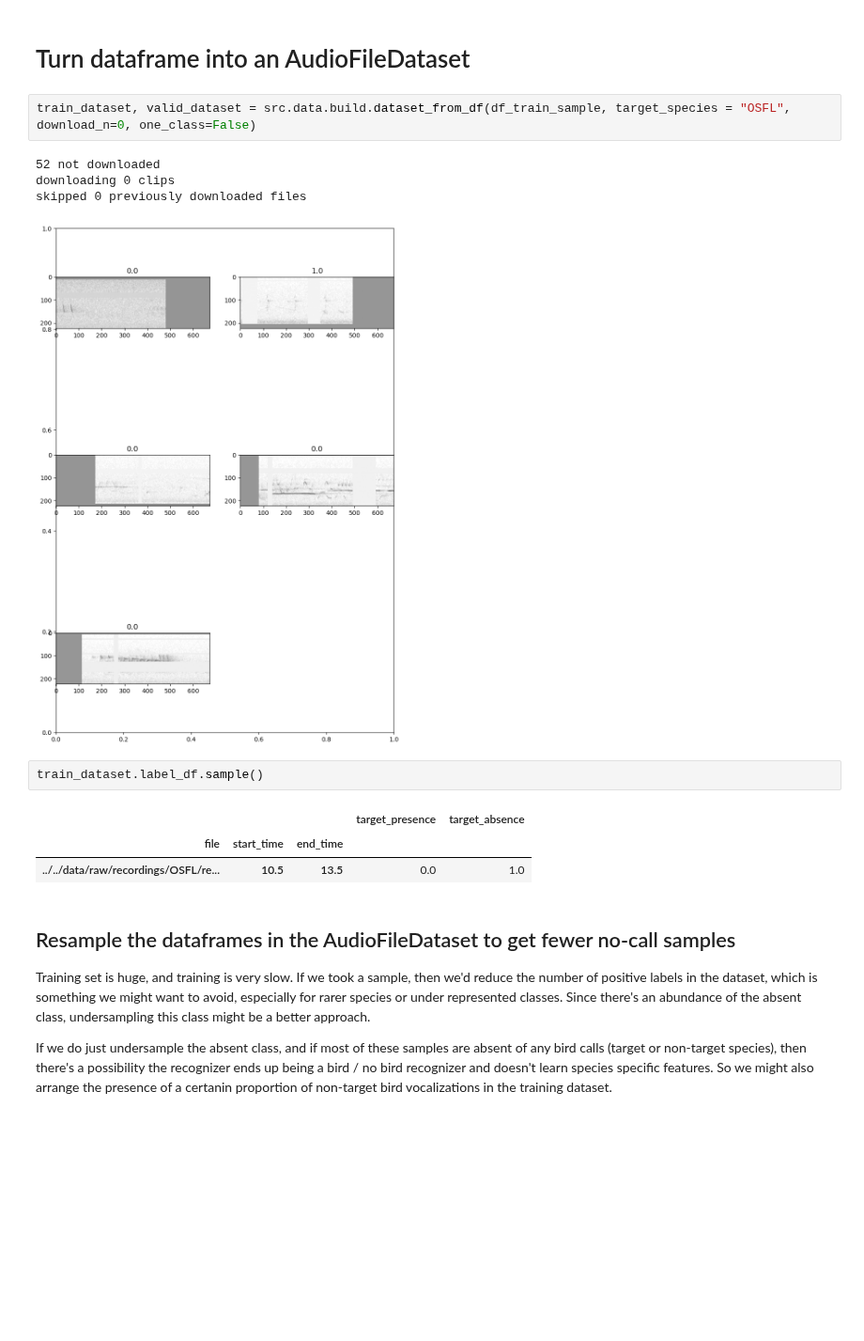
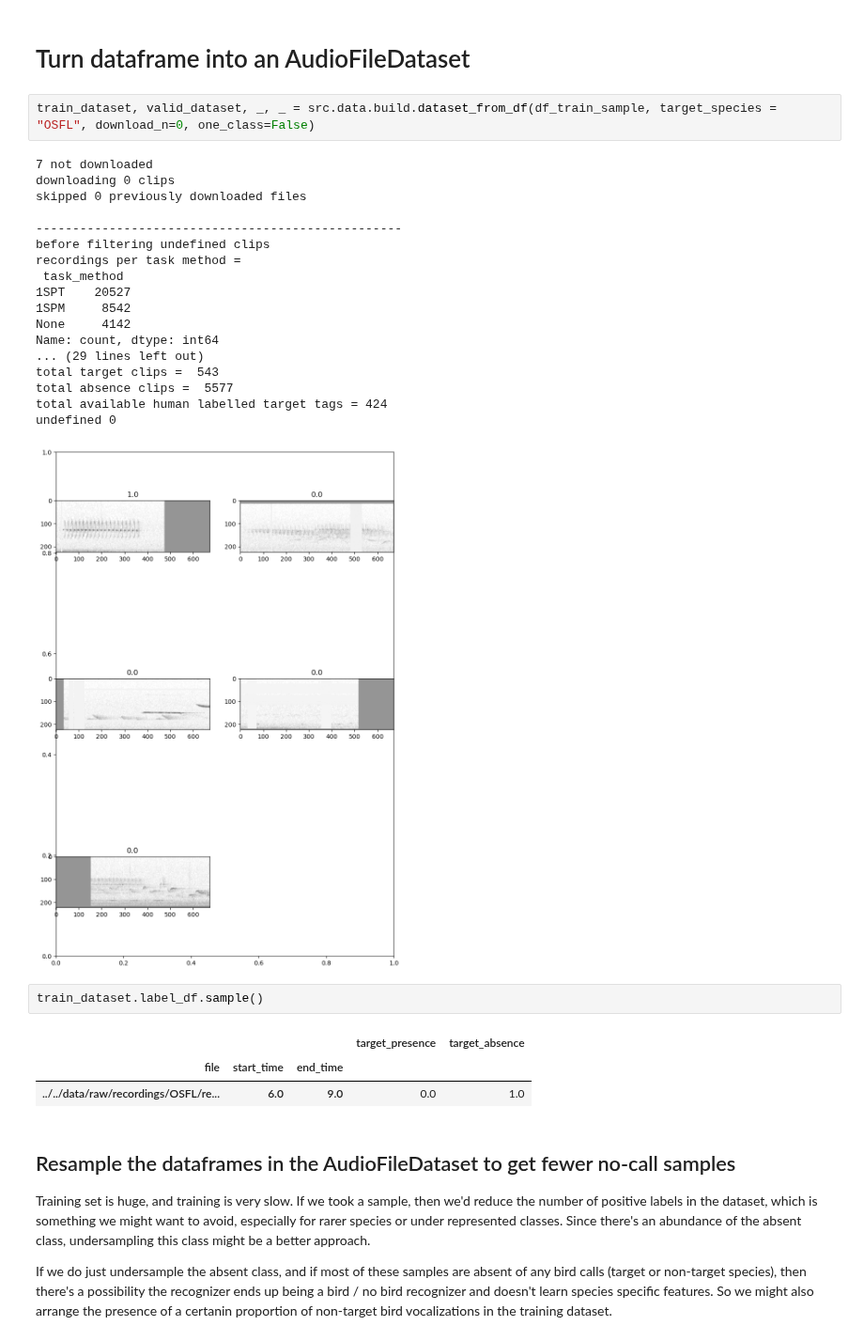
Before and after one commit to Mgallimore88/osfl_cnn_recognizer, a Jupyter notebook: notebooks/exploratory_nbs/1.14-mjg-osfl-check-build-dataset.ipynb, the cells around one changed output. Shown at 94% size. Cells and saved outputs as stored; diff of their text form; blank space fills up the shorter version.

Commit message:
tidies up model training notebook

```diff
--- a/notebooks/exploratory_nbs/1.14-mjg-osfl-check-build-dataset.ipynb
+++ b/notebooks/exploratory_nbs/1.14-mjg-osfl-check-build-dataset.ipynb
@@ -50,18 +50,32 @@ sampled 5442 recordings from the original 54416
 # %% [markdown]
 # Turn dataframe into an AudioFileDataset
 # %%
-train_dataset, valid_dataset = src.data.build.dataset_from_df(df_train_sample, target_species = "OSFL", download_n=0, one_class=False)
+train_dataset, valid_dataset, _, _ = src.data.build.dataset_from_df(df_train_sample, target_species = "OSFL", download_n=0, one_class=False)
 # %% [output]
-52 not downloaded
+7 not downloaded
 downloading 0 clips
 skipped 0 previously downloaded files
+
+--------------------------------------------------
+before filtering undefined clips
+recordings per task method =
+ task_method
+1SPT    20527
+1SPM     8542
+None     4142
+Name: count, dtype: int64
+... (29 lines left out)
+total target clips =  543
+total absence clips =  5577
+total available human labelled target tags = 424
+undefined 0
-[figure, old version]
+[figure, new version]
 # %%
 train_dataset.label_df.sample()
 # %% [output]
 |  |  |  | target_presence | target_absence |
 | file | start_time | end_time |  |  |
-| ../../data/raw/recordings/OSFL/re... | 10.5 | 13.5 | 0.0 | 1.0 |
+| ../../data/raw/recordings/OSFL/re... | 6.0 | 9.0 | 0.0 | 1.0 |
 # %% [markdown]
 ## Resample the dataframes in the AudioFileDataset to get fewer no-call samples
 Training set is huge, and training is very slow. If we took a sample, then we'd reduce the number of positive labels in the dataset, which is something we might want to avoid, especially for rarer species or under represented classes. Since there's an abundance of the absent class, undersampling this class might be a better approach.
```
Also changed, not shown: parts of 29 cells of this notebook, 5 other files.
